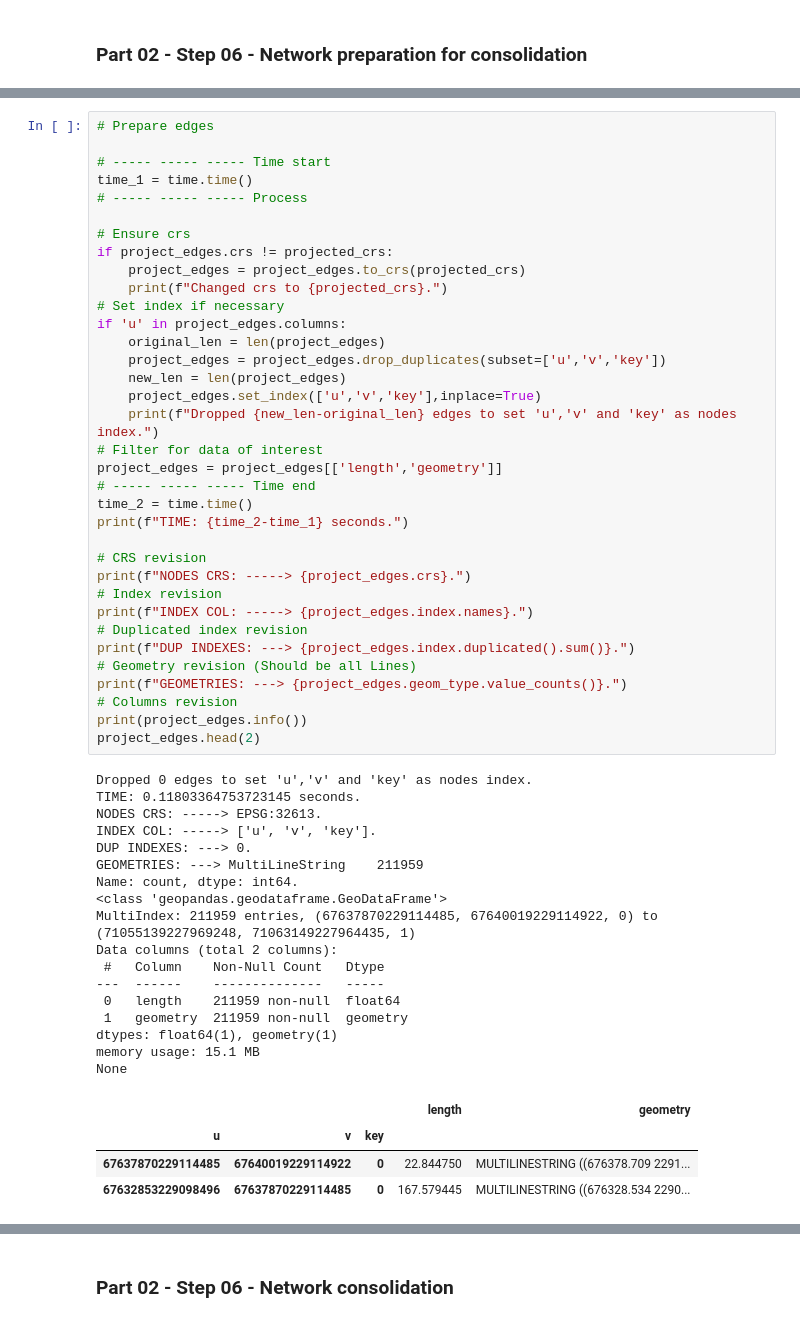
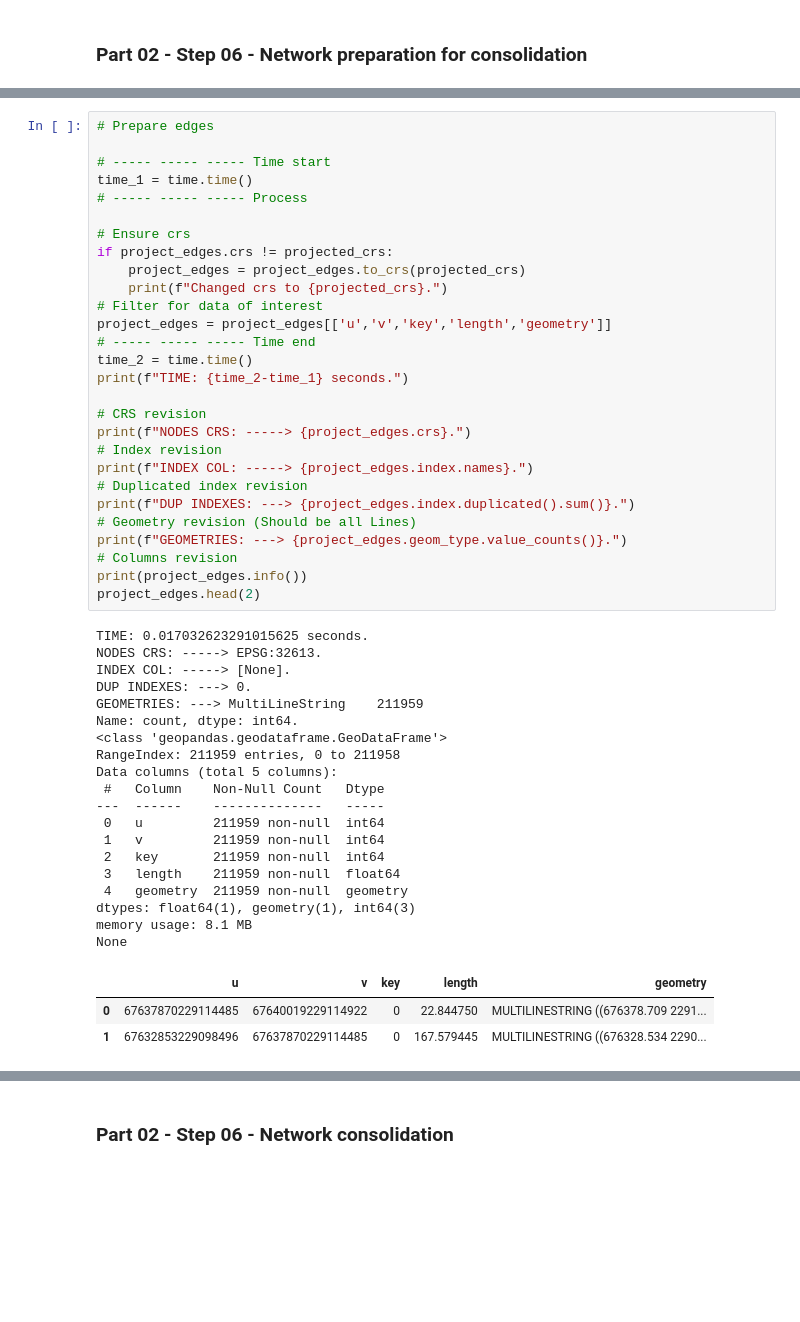
Before and after one commit to Observatorio-Ciudades/vref_walkability_index, a Jupyter notebook: notebooks/01_PL_04_Combine_networks.ipynb, the cells around one changed output, grey strips where cells are left out. Drawn from its saved outputs; the diff is of its cells as text; blank space fills up the shorter version.

```diff
--- a/notebooks/01_PL_04_Combine_networks.ipynb
+++ b/notebooks/01_PL_04_Combine_networks.ipynb
@@ -4560,54 +4552,48 @@ time_1 = time.time()
 
 # Ensure crs
 if project_edges.crs != projected_crs:
     project_edges = project_edges.to_crs(projected_crs)
     print(f"Changed crs to {projected_crs}.")
-# Set index if necessary
-if 'u' in project_edges.columns:
-    original_len = len(project_edges)
-    project_edges = project_edges.drop_duplicates(subset=['u','v','key'])
-    new_len = len(project_edges)
-    project_edges.set_index(['u','v','key'],inplace=True)
-    print(f"Dropped {new_len-original_len} edges to set 'u','v' and 'key' as nodes index.")
 # Filter for data of interest
-project_edges = project_edges[['length','geometry']]
+project_edges = project_edges[['u','v','key','length','geometry']]
 # ----- ----- ----- Time end
 time_2 = time.time()
 print(f"TIME: {time_2-time_1} seconds.")
 
 # CRS revision
 print(f"NODES CRS: -----> {project_edges.crs}.")
 # Index revision
 print(f"INDEX COL: -----> {project_edges.index.names}.")
 # Duplicated index revision
 print(f"DUP INDEXES: ---> {project_edges.index.duplicated().sum()}.")
 # Geometry revision (Should be all Lines)
 print(f"GEOMETRIES: ---> {project_edges.geom_type.value_counts()}.")
 # Columns revision
 print(project_edges.info())
 project_edges.head(2)
 # %% [output]
-Dropped 0 edges to set 'u','v' and 'key' as nodes index.
-TIME: 0.11803364753723145 seconds.
+TIME: 0.017032623291015625 seconds.
 NODES CRS: -----> EPSG:32613.
-INDEX COL: -----> ['u', 'v', 'key'].
+INDEX COL: -----> [None].
 DUP INDEXES: ---> 0.
 GEOMETRIES: ---> MultiLineString    211959
 Name: count, dtype: int64.
 <class 'geopandas.geodataframe.GeoDataFrame'>
-MultiIndex: 211959 entries, (67637870229114485, 67640019229114922, 0) to (71055139227969248, 71063149227964435, 1)
-Data columns (total 2 columns):
+RangeIndex: 211959 entries, 0 to 211958
+Data columns (total 5 columns):
  #   Column    Non-Null Count   Dtype
 ---  ------    --------------   -----
- 0   length    211959 non-null  float64
- 1   geometry  211959 non-null  geometry
-dtypes: float64(1), geometry(1)
-memory usage: 15.1 MB
+ 0   u         211959 non-null  int64
+ 1   v         211959 non-null  int64
+ 2   key       211959 non-null  int64
+ 3   length    211959 non-null  float64
+ 4   geometry  211959 non-null  geometry
+dtypes: float64(1), geometry(1), int64(3)
+memory usage: 8.1 MB
 None
-|  |  |  | length | geometry |
-| u | v | key |  |  |
-| 67637870229114485 | 67640019229114922 | 0 | 22.844750 | MULTILINESTRING ((676378.709 2291... |
-| 67632853229098496 | 67637870229114485 | 0 | 167.579445 | MULTILINESTRING ((676328.534 2290... |
+|  | u | v | key | length | geometry |
+| 0 | 67637870229114485 | 67640019229114922 | 0 | 22.844750 | MULTILINESTRING ((676378.709 2291... |
+| 1 | 67632853229098496 | 67637870229114485 | 0 | 167.579445 | MULTILINESTRING ((676328.534 2290... |
 # %%
 line_types = list(project_edges.geom_type.value_counts().keys())
 if 'MultiLineString' in line_types:
```
Also changed, not shown: parts of 4 cells of this notebook.
